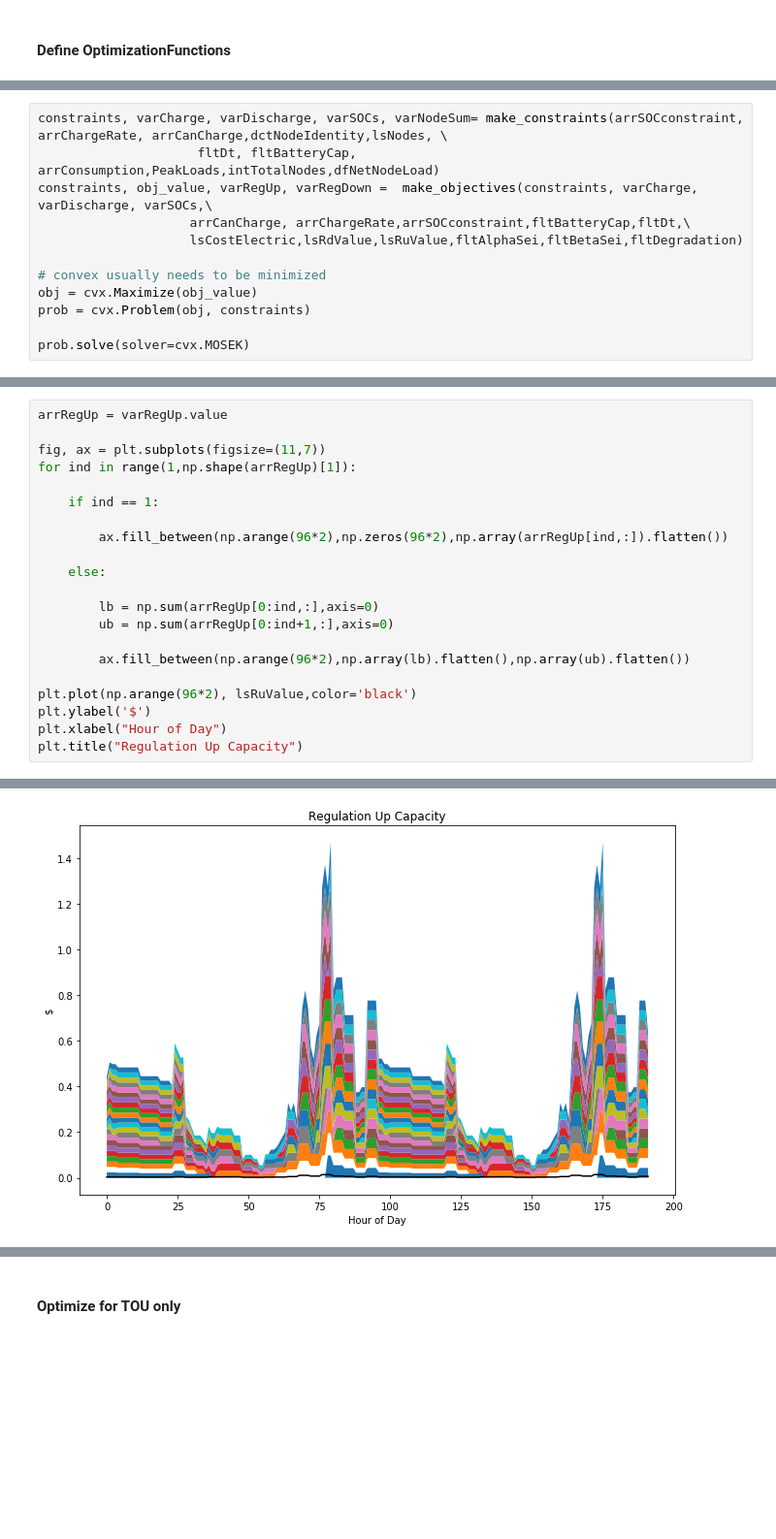
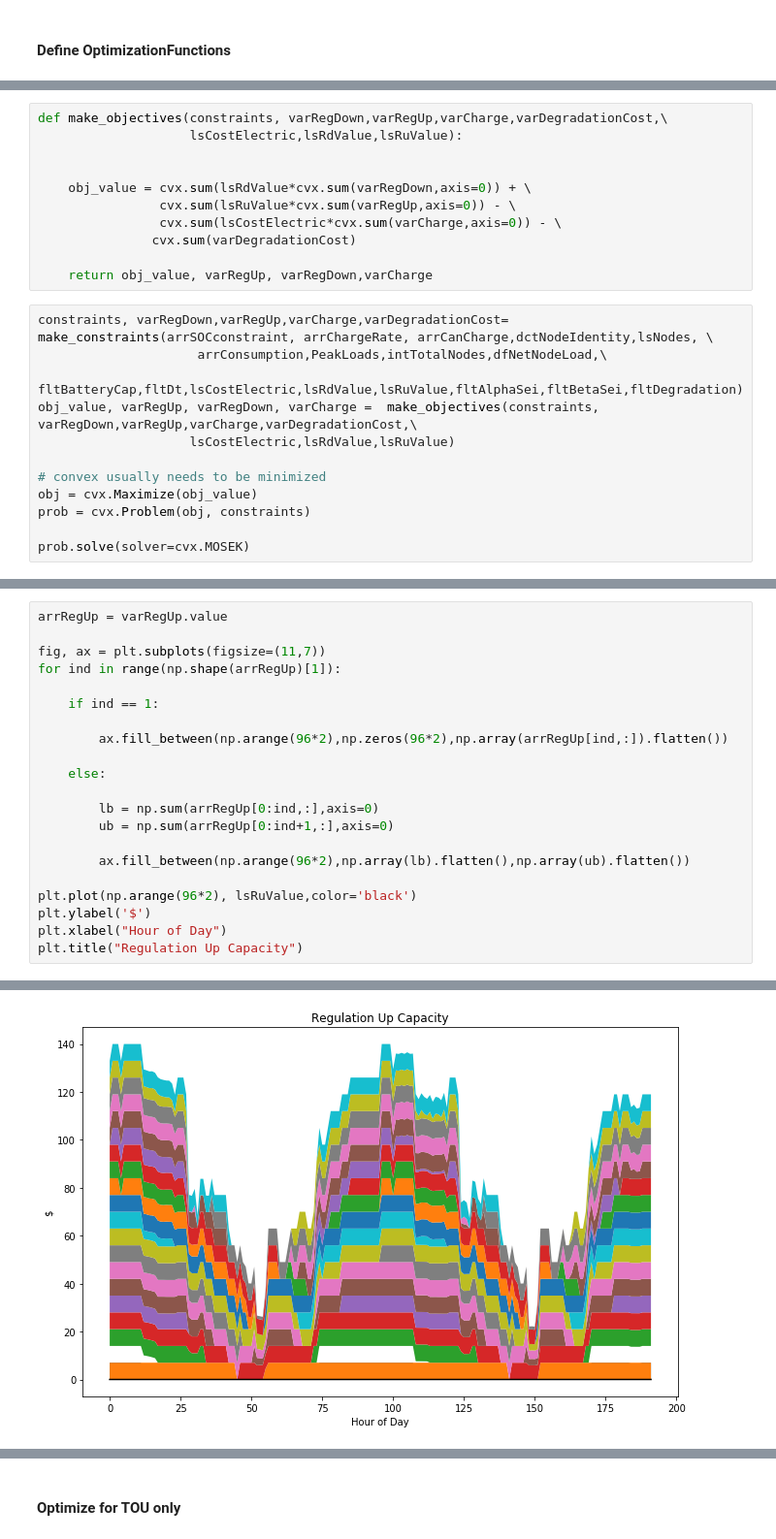
Before and after one commit to evgaston/BatterySystems, a Jupyter notebook: Simulation_Creation_111519.ipynb, the cells around one changed output, grey strips where cells are left out. Shown: that part at 97% size. Saved outputs shown, nothing was run; the diff lists cells and outputs as text; blank space fills up the shorter version.

```diff
--- a/Simulation_Creation_111519.ipynb
+++ b/Simulation_Creation_111519.ipynb
@@ -700,9 +685,20 @@ def make_objectives(constraints, varCharge, varDischarge, varSOCs,\
+# %%
+def make_objectives(constraints, varRegDown,varRegUp,varCharge,varDegradationCost,\
+                    lsCostElectric,lsRdValue,lsRuValue):
+
+
+    obj_value = cvx.sum(lsRdValue*cvx.sum(varRegDown,axis=0)) + \
+                cvx.sum(lsRuValue*cvx.sum(varRegUp,axis=0)) - \
+                cvx.sum(lsCostElectric*cvx.sum(varCharge,axis=0)) - \
+               cvx.sum(varDegradationCost)
+
+    return obj_value, varRegUp, varRegDown,varCharge
 # %%
-constraints, varCharge, varDischarge, varSOCs, varNodeSum= make_constraints(arrSOCconstraint, arrChargeRate, arrCanCharge,dctNodeIdentity,lsNodes, \
-                     fltDt, fltBatteryCap, arrConsumption,PeakLoads,intTotalNodes,dfNetNodeLoad)
-constraints, obj_value, varRegUp, varRegDown =  make_objectives(constraints, varCharge, varDischarge, varSOCs,\
-                    arrCanCharge, arrChargeRate,arrSOCconstraint,fltBatteryCap,fltDt,\
-                    lsCostElectric,lsRdValue,lsRuValue,fltAlphaSei,fltBetaSei,fltDegradation)
+constraints, varRegDown,varRegUp,varCharge,varDegradationCost= make_constraints(arrSOCconstraint, arrChargeRate, arrCanCharge,dctNodeIdentity,lsNodes, \
+                     arrConsumption,PeakLoads,intTotalNodes,dfNetNodeLoad,\
+                     fltBatteryCap,fltDt,lsCostElectric,lsRdValue,lsRuValue,fltAlphaSei,fltBetaSei,fltDegradation)
+obj_value, varRegUp, varRegDown, varCharge =  make_objectives(constraints, varRegDown,varRegUp,varCharge,varDegradationCost,\
+                    lsCostElectric,lsRdValue,lsRuValue)
 
 # convex usually needs to be minimized
 obj = cvx.Maximize(obj_value)
@@ -715,7 +739,7 @@ prob.solve(solver=cvx.MOSEK)
 arrRegUp = varRegUp.value
 
 fig, ax = plt.subplots(figsize=(11,7))
-for ind in range(1,np.shape(arrRegUp)[1]):
+for ind in range(np.shape(arrRegUp)[1]):
 
     if ind == 1:
 
@@ -737 +761 @@ Text(0.5,1,'Regulation Up Capacity')
-[figure, old version]
+[figure, new version]
```
Also changed, not shown: parts of 13 cells of this notebook.
